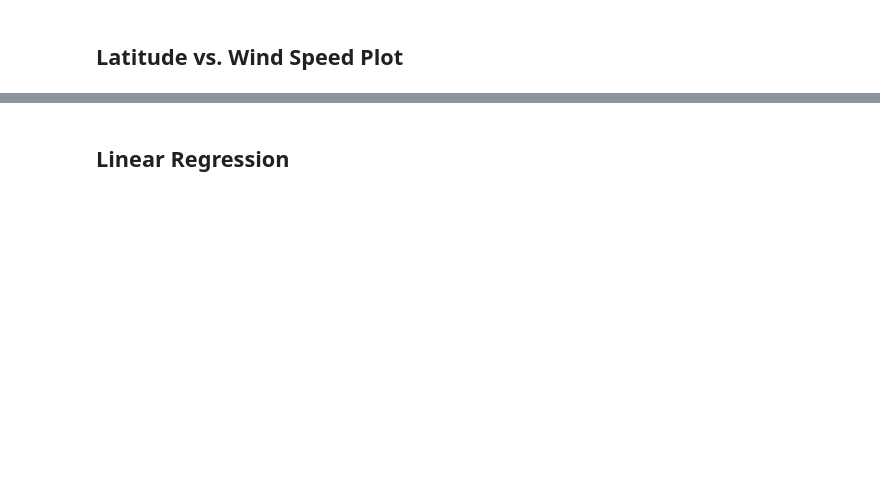
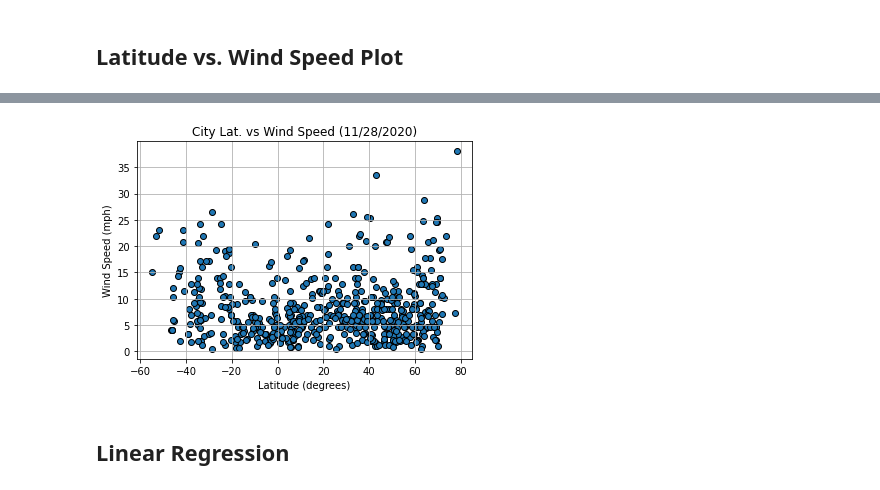
Before and after one commit to gelopez21/PythonAPI_Challenge_WK6, a Jupyter notebook: WeatherPy.ipynb, the cells around one changed output, grey strips where cells are left out. Cells and saved outputs as stored; diff of their text form; code cells hidden in the pictures; blank space fills up the shorter version.

```diff
--- a/WeatherPy.ipynb
+++ b/WeatherPy.ipynb
@@ -218,2 +214,12 @@ Int64Index([], dtype='int64')
+# %%
+plt.scatter(citydata.Lat,citydata["Wind Speed"],edgecolors="black")
+plt.title(f"City Lat. vs Wind Speed ({today})")
+plt.xlabel("Latitude (degrees)")
+plt.ylabel("Wind Speed (mph)")
+plt.grid(b=True,axis="both")
+
+plt.savefig("output_data/CityLat_v_WindSpeed.png")
+# %% [output]
+[figure, added]
 # %% [markdown]
 ## Linear Regression
```
Also changed, not shown: parts of 18 cells of this notebook.
